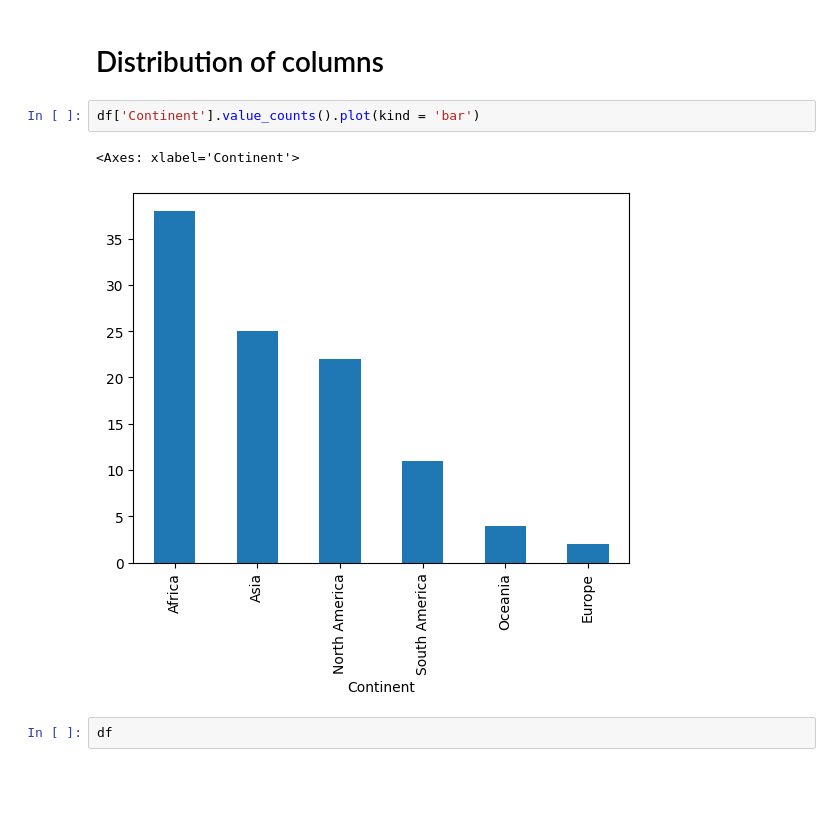
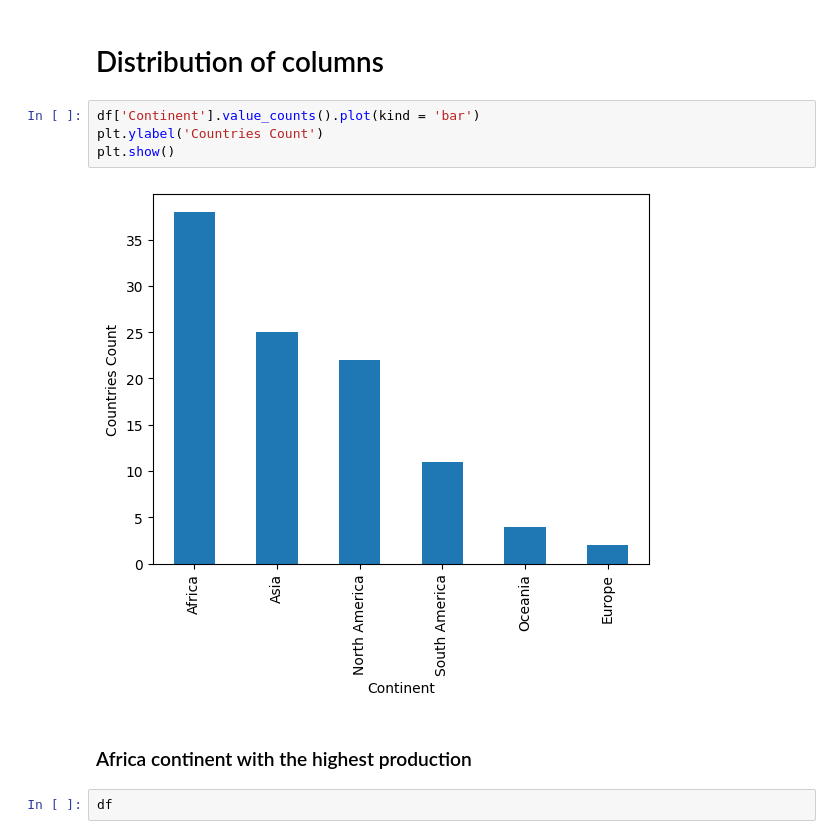
Before and after one commit to ajaythakur958/Sugarcane-Production, a Jupyter notebook: Sugarcane Production analysis.ipynb, the cells around one changed output. Cells and saved outputs as stored; diff of their text form; blank space fills up the shorter version.

```diff
--- a/Sugarcane Production analysis.ipynb
+++ b/Sugarcane Production analysis.ipynb
@@ -169,9 +187,12 @@ Name: count, dtype: int64
 # Distribution of columns
 # %%
 df['Continent'].value_counts().plot(kind = 'bar')
+plt.ylabel('Countries Count')
+plt.show()
 # %% [output]
-<Axes: xlabel='Continent'>
-[figure, old version]
+[figure, new version]
+# %% [markdown]
+### Africa continent with the highest production
 # %%
 df
 # %% [output]
```
Also changed, not shown: parts of 25 cells of this notebook.
